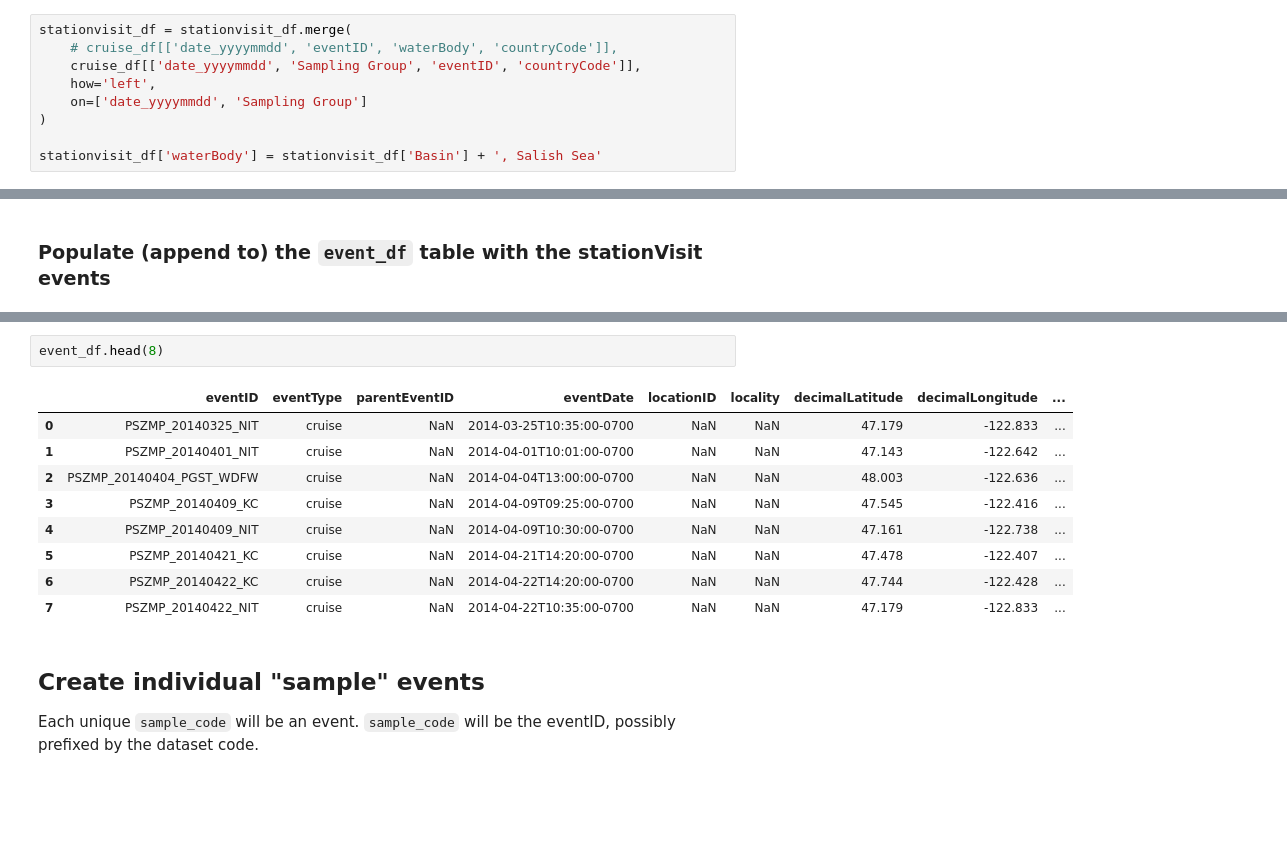
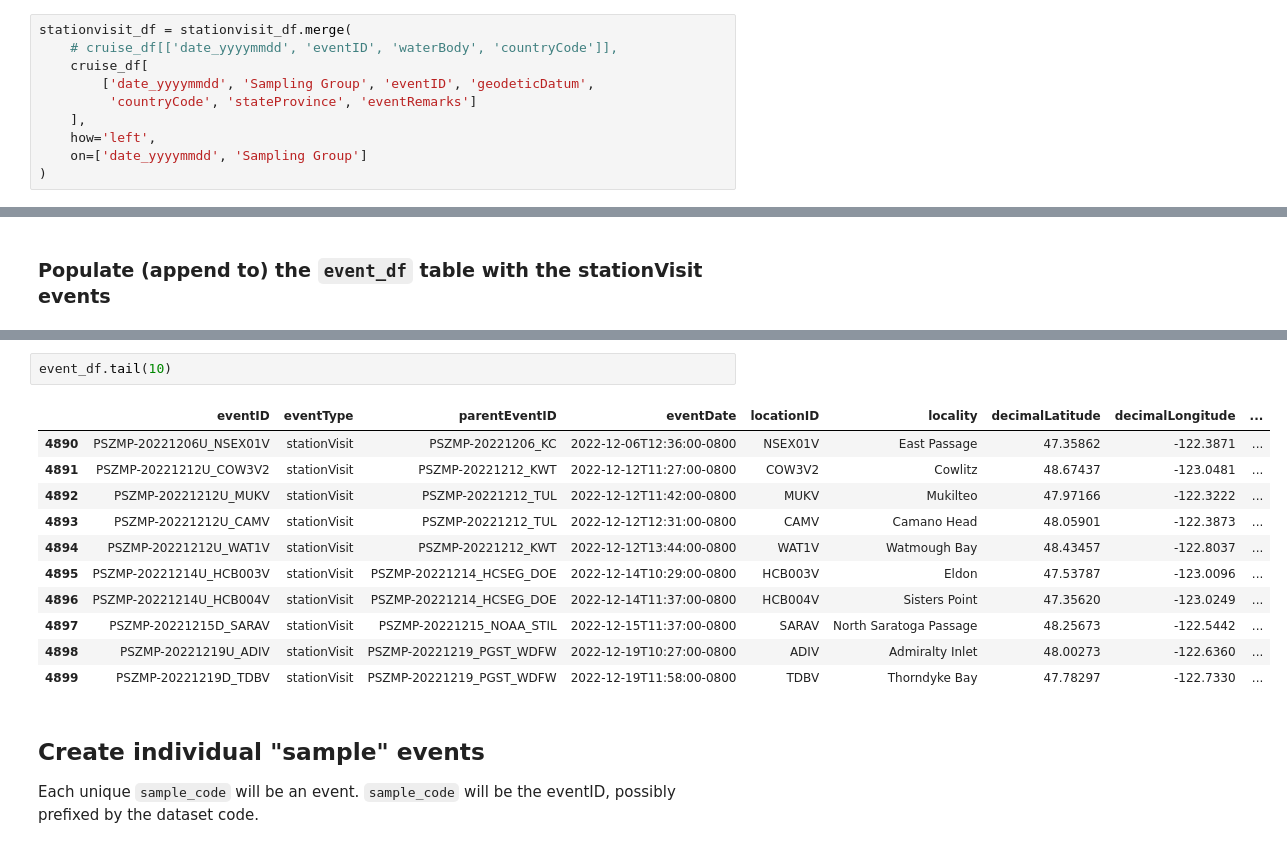
Before and after one commit to nanoos-pnw/obis-pszmp, a Jupyter notebook: PSZMP-dwcEvent.ipynb, the cells around one changed output, grey strips where cells are left out. Cells and saved outputs as stored; diff of their text form; blank space fills up the shorter version.

```diff
--- a/PSZMP-dwcEvent.ipynb
+++ b/PSZMP-dwcEvent.ipynb
@@ -432,12 +448,13 @@ stationvisit_df.head(10)
 # %%
 stationvisit_df = stationvisit_df.merge(
     # cruise_df[['date_yyyymmdd', 'eventID', 'waterBody', 'countryCode']],
-    cruise_df[['date_yyyymmdd', 'Sampling Group', 'eventID', 'countryCode']],
+    cruise_df[
+        ['date_yyyymmdd', 'Sampling Group', 'eventID', 'geodeticDatum',
+         'countryCode', 'stateProvince', 'eventRemarks']
+    ],
     how='left',
     on=['date_yyyymmdd', 'Sampling Group']
 )
-
-stationvisit_df['waterBody'] = stationvisit_df['Basin'] + ', Salish Sea'
 # %%
 len(stationvisit_df)
 # %% [output]
@@ -518,18 +539,20 @@ event_df = pd.concat(
 len(event_df)
 # %% [output]
 4900
-# %%
-event_df.head(8)
-# %% [output]
-|  | eventID | eventType | parentEventID | eventDate | locationID | locality | decimalLatitude | decimalLongitude | ... |
-| 0 | PSZMP_20140325_NIT | cruise | NaN | 2014-03-25T10:35:00-0700 | NaN | NaN | 47.179 | -122.833 | ... |
-| 1 | PSZMP_20140401_NIT | cruise | NaN | 2014-04-01T10:01:00-0700 | NaN | NaN | 47.143 | -122.642 | ... |
-| 2 | PSZMP_20140404_PGST_WDFW | cruise | NaN | 2014-04-04T13:00:00-0700 | NaN | NaN | 48.003 | -122.636 | ... |
-| 3 | PSZMP_20140409_KC | cruise | NaN | 2014-04-09T09:25:00-0700 | NaN | NaN | 47.545 | -122.416 | ... |
-| 4 | PSZMP_20140409_NIT | cruise | NaN | 2014-04-09T10:30:00-0700 | NaN | NaN | 47.161 | -122.738 | ... |
-| 5 | PSZMP_20140421_KC | cruise | NaN | 2014-04-21T14:20:00-0700 | NaN | NaN | 47.478 | -122.407 | ... |
-| 6 | PSZMP_20140422_KC | cruise | NaN | 2014-04-22T14:20:00-0700 | NaN | NaN | 47.744 | -122.428 | ... |
-| 7 | PSZMP_20140422_NIT | cruise | NaN | 2014-04-22T10:35:00-0700 | NaN | NaN | 47.179 | -122.833 | ... |
+# %%
+event_df.tail(10)
+# %% [output]
+|  | eventID | eventType | parentEventID | eventDate | locationID | locality | decimalLatitude | decimalLongitude | ... |
+| 4890 | PSZMP-20221206U_NSEX01V | stationVisit | PSZMP-20221206_KC | 2022-12-06T12:36:00-0800 | NSEX01V | East Passage | 47.35862 | -122.3871 | ... |
+| 4891 | PSZMP-20221212U_COW3V2 | stationVisit | PSZMP-20221212_KWT | 2022-12-12T11:27:00-0800 | COW3V2 | Cowlitz | 48.67437 | -123.0481 | ... |
+| 4892 | PSZMP-20221212U_MUKV | stationVisit | PSZMP-20221212_TUL | 2022-12-12T11:42:00-0800 | MUKV | Mukilteo | 47.97166 | -122.3222 | ... |
+| 4893 | PSZMP-20221212U_CAMV | stationVisit | PSZMP-20221212_TUL | 2022-12-12T12:31:00-0800 | CAMV | Camano Head | 48.05901 | -122.3873 | ... |
+| 4894 | PSZMP-20221212U_WAT1V | stationVisit | PSZMP-20221212_KWT | 2022-12-12T13:44:00-0800 | WAT1V | Watmough Bay | 48.43457 | -122.8037 | ... |
+| 4895 | PSZMP-20221214U_HCB003V | stationVisit | PSZMP-20221214_HCSEG_DOE | 2022-12-14T10:29:00-0800 | HCB003V | Eldon | 47.53787 | -123.0096 | ... |
+| 4896 | PSZMP-20221214U_HCB004V | stationVisit | PSZMP-20221214_HCSEG_DOE | 2022-12-14T11:37:00-0800 | HCB004V | Sisters Point | 47.35620 | -123.0249 | ... |
+| 4897 | PSZMP-20221215D_SARAV | stationVisit | PSZMP-20221215_NOAA_STIL | 2022-12-15T11:37:00-0800 | SARAV | North Saratoga Passage | 48.25673 | -122.5442 | ... |
+| 4898 | PSZMP-20221219U_ADIV | stationVisit | PSZMP-20221219_PGST_WDFW | 2022-12-19T10:27:00-0800 | ADIV | Admiralty Inlet | 48.00273 | -122.6360 | ... |
+| 4899 | PSZMP-20221219D_TDBV | stationVisit | PSZMP-20221219_PGST_WDFW | 2022-12-19T11:58:00-0800 | TDBV | Thorndyke Bay | 47.78297 | -122.7330 | ... |
 # %% [markdown]
 ## Create individual "sample" events
 
```
Also changed, not shown: parts of 20 cells of this notebook, 3 other files.
